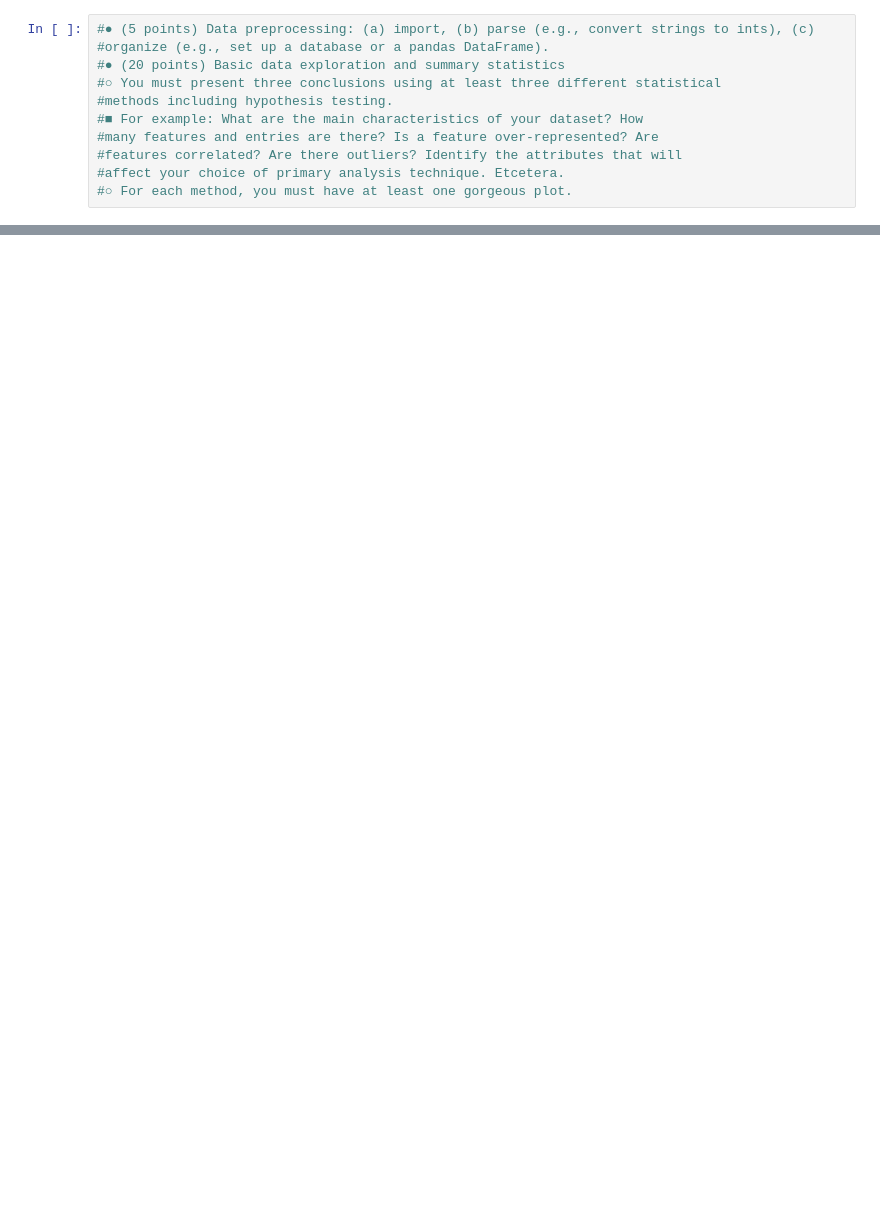
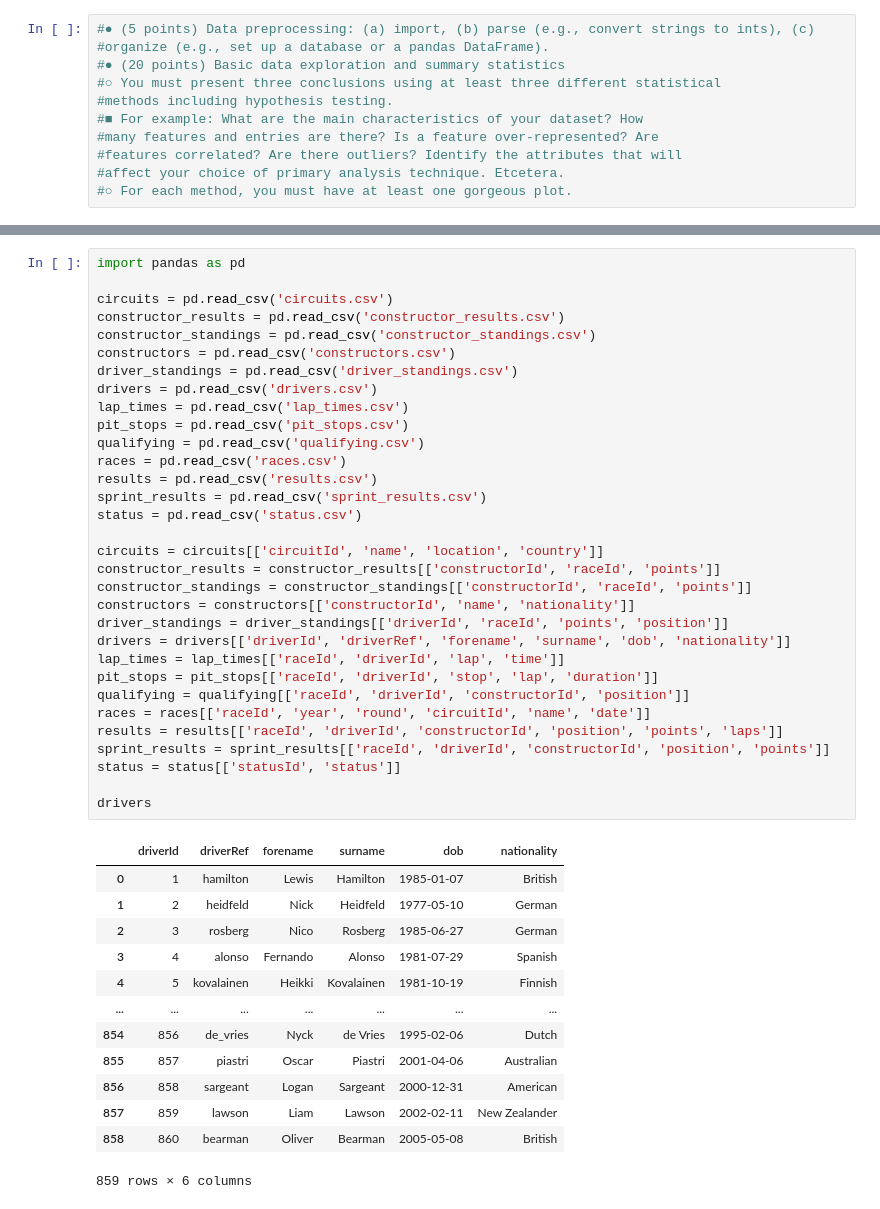
Before and after one commit to DebarshiDey23/CMSC320-FinalProject, a Jupyter notebook: checkpoint2.ipynb, the cells around one changed output, grey strips where cells are left out. Cells and saved outputs as stored; diff of their text form; blank space fills up the shorter version.

```diff
--- a/checkpoint2.ipynb
+++ b/checkpoint2.ipynb
@@ -31,0 +31,46 @@ OSError: Could not find kaggle.json. Make sure it's located in /Users/debarshide
+# %%
+import pandas as pd
+
+circuits = pd.read_csv('circuits.csv')
+constructor_results = pd.read_csv('constructor_results.csv')
+constructor_standings = pd.read_csv('constructor_standings.csv')
+constructors = pd.read_csv('constructors.csv')
+driver_standings = pd.read_csv('driver_standings.csv')
+drivers = pd.read_csv('drivers.csv')
+lap_times = pd.read_csv('lap_times.csv')
+pit_stops = pd.read_csv('pit_stops.csv')
+qualifying = pd.read_csv('qualifying.csv')
+races = pd.read_csv('races.csv')
+results = pd.read_csv('results.csv')
+sprint_results = pd.read_csv('sprint_results.csv')
+status = pd.read_csv('status.csv')
+
+circuits = circuits[['circuitId', 'name', 'location', 'country']]
+constructor_results = constructor_results[['constructorId', 'raceId', 'points']]
+constructor_standings = constructor_standings[['constructorId', 'raceId', 'points']]
+constructors = constructors[['constructorId', 'name', 'nationality']]
+driver_standings = driver_standings[['driverId', 'raceId', 'points', 'position']]
+drivers = drivers[['driverId', 'driverRef', 'forename', 'surname', 'dob', 'nationality']]
+lap_times = lap_times[['raceId', 'driverId', 'lap', 'time']]
+pit_stops = pit_stops[['raceId', 'driverId', 'stop', 'lap', 'duration']]
+qualifying = qualifying[['raceId', 'driverId', 'constructorId', 'position']]
+races = races[['raceId', 'year', 'round', 'circuitId', 'name', 'date']]
+results = results[['raceId', 'driverId', 'constructorId', 'position', 'points', 'laps']]
+sprint_results = sprint_results[['raceId', 'driverId', 'constructorId', 'position', 'points']]
+status = status[['statusId', 'status']]
+
+drivers
+# %% [output]
+|  | driverId | driverRef | forename | surname | dob | nationality |
+| 0 | 1 | hamilton | Lewis | Hamilton | 1985-01-07 | British |
+| 1 | 2 | heidfeld | Nick | Heidfeld | 1977-05-10 | German |
+| 2 | 3 | rosberg | Nico | Rosberg | 1985-06-27 | German |
+| 3 | 4 | alonso | Fernando | Alonso | 1981-07-29 | Spanish |
+| 4 | 5 | kovalainen | Heikki | Kovalainen | 1981-10-19 | Finnish |
+| ... | ... | ... | ... | ... | ... | ... |
+| 854 | 856 | de_vries | Nyck | de Vries | 1995-02-06 | Dutch |
+| 855 | 857 | piastri | Oscar | Piastri | 2001-04-06 | Australian |
+| 856 | 858 | sargeant | Logan | Sargeant | 2000-12-31 | American |
+| 857 | 859 | lawson | Liam | Lawson | 2002-02-11 | New Zealander |
+| 858 | 860 | bearman | Oliver | Bearman | 2005-05-08 | British |
+859 rows × 6 columns
```
Also changed, not shown: parts of 4 cells of this notebook.
